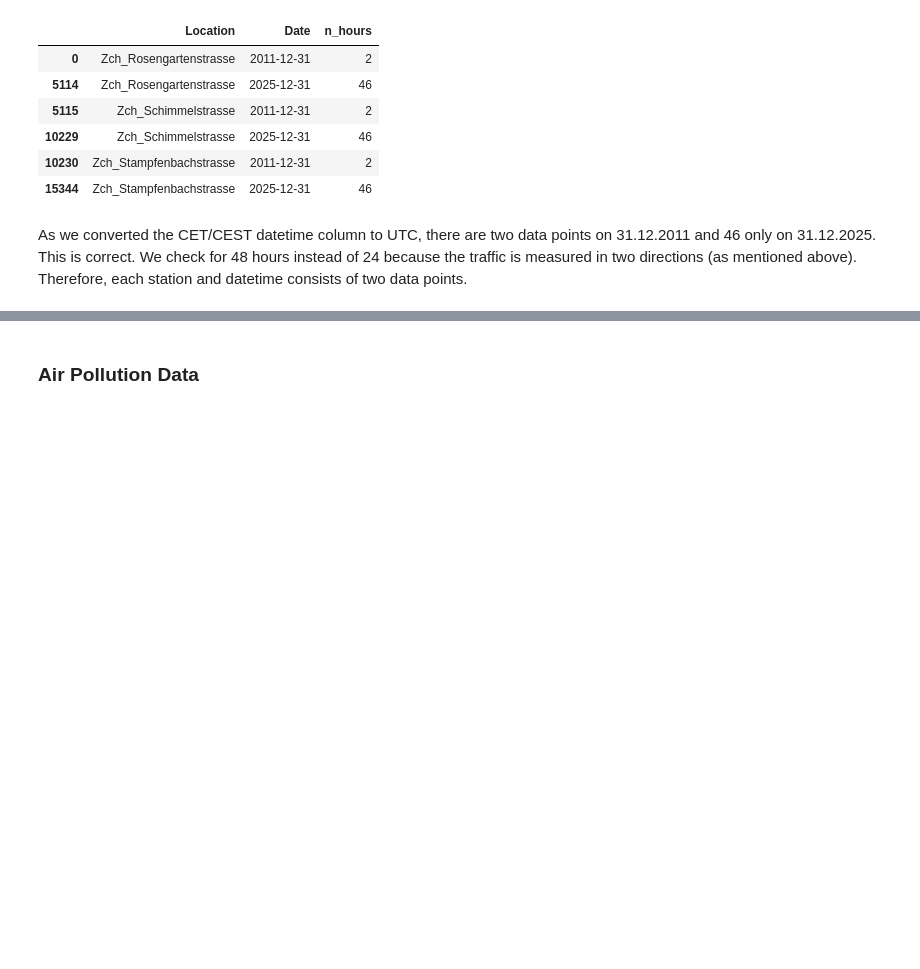
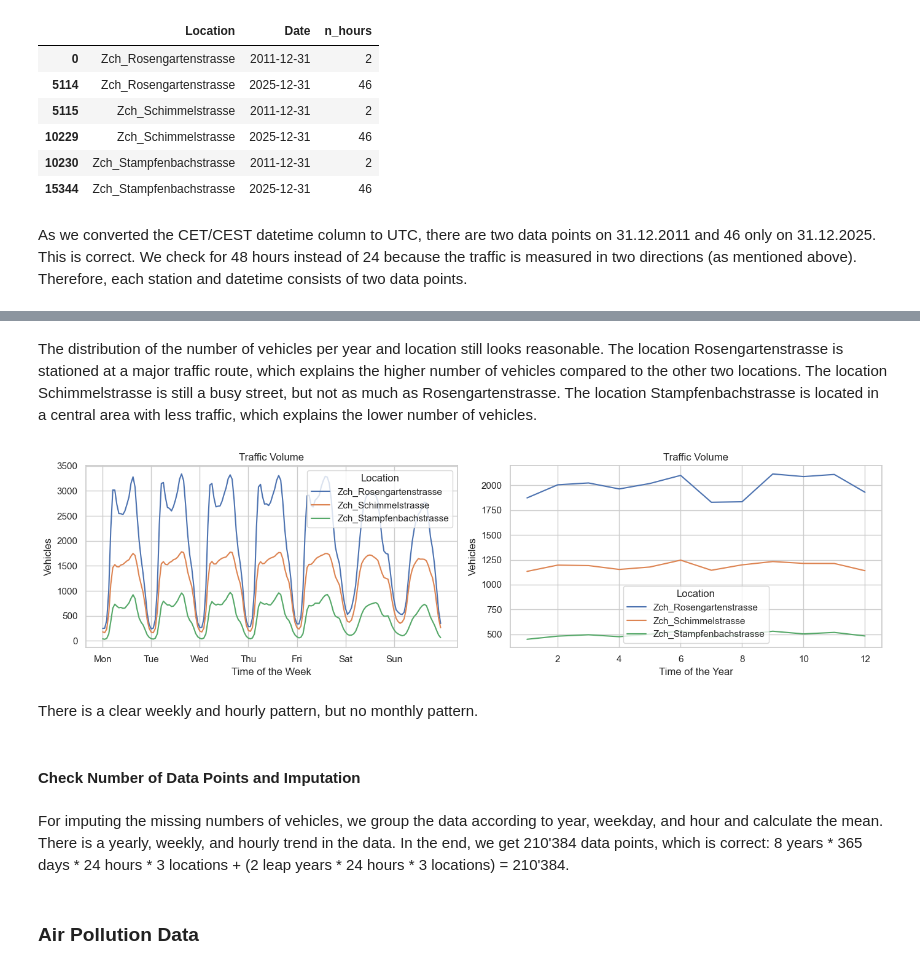
Before and after one commit to JitkaRantanen/AS2025_CO2-GroupProject, a Jupyter notebook: Masterfile.ipynb, the cells around one changed output, grey strips where cells are left out. Drawn from its saved outputs; the diff is of its cells as text; code cells hidden in the pictures; blank space fills up the shorter version.

Commit message:
worked on NaN imputation

```diff
--- a/Masterfile.ipynb
+++ b/Masterfile.ipynb
@@ -623,0 +580,31 @@ The distribution of the tidied number of vehicles per year and location still lo
+# %% [markdown]
+The distribution of the number of vehicles per year and location still looks reasonable. The location Rosengartenstrasse is stationed at a major traffic route, which explains the higher number of vehicles compared to the other two locations. The location Schimmelstrasse is still a busy street, but not as much as Rosengartenstrasse. The location Stampfenbachstrasse is located in a central area with less traffic, which explains the lower number of vehicles.
+# %%
+fig, axes = plt.subplots(1, 2, figsize=(14, 4), sharex=False)
+
+plot_average_week(
+    df_traffic,
+    "numVehicles",
+    "Vehicles",
+    "Traffic Volume",
+    axes[0]
+)
+
+plot_average_year(
+    df_traffic,
+    "numVehicles",
+    "Vehicles",
+    "Traffic Volume",
+    axes[1]
+)
+
+plt.tight_layout()
+plt.show()
+# %% [output]
+[figure, added]
+# %% [markdown]
+There is a clear weekly and hourly pattern, but no monthly pattern.
+# %% [markdown]
+#### Check Number of Data Points and Imputation
+# %% [markdown]
+For imputing the missing numbers of vehicles, we group the data according to year, weekday, and hour and calculate the mean. There is a yearly, weekly, and hourly trend in the data. In the end, we get 210'384 data points, which is correct: 8 years * 365 days * 24 hours * 3 locations + (2 leap years * 24 hours * 3 locations) = 210'384.
```
Also changed, not shown: parts of 83 cells of this notebook.
